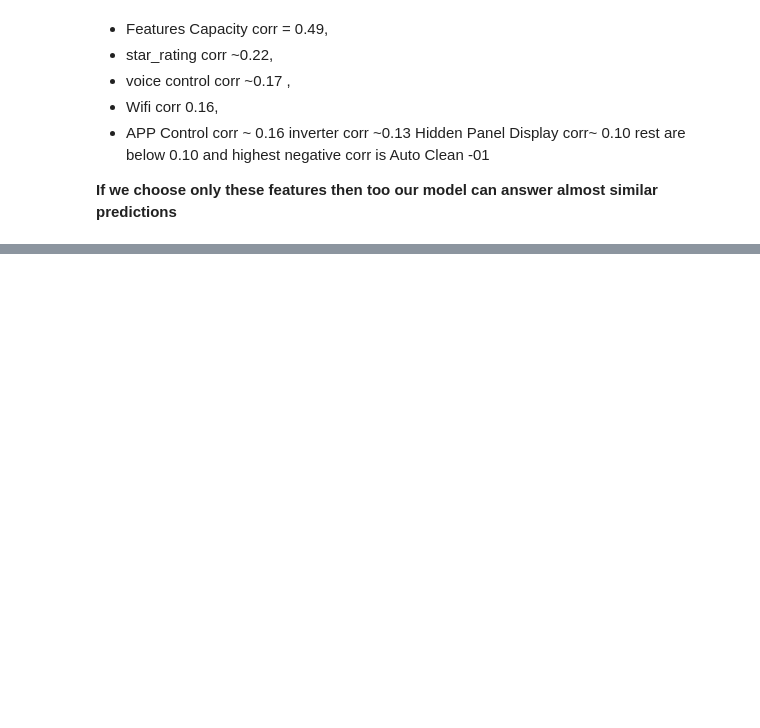
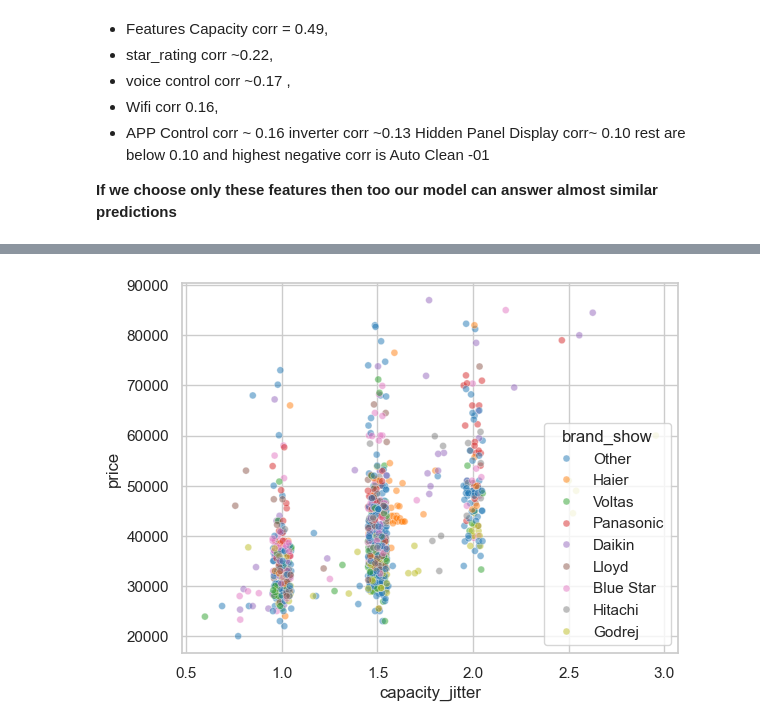
Before and after one commit to pradhumansoni/Home-Appliances-Pricing-Intelligence-Platform, a Jupyter notebook: notebooks/03.ac_eda.ipynb, the cells around one changed output, grey strips where cells are left out. Saved outputs shown, nothing was run; the diff lists cells and outputs as text; code cells hidden in the pictures; blank space fills up the shorter version.

```diff
--- a/notebooks/03.ac_eda.ipynb
+++ b/notebooks/03.ac_eda.ipynb
@@ -788,0 +808,7 @@ Hidden Panel Display corr~ 0.10 rest are below 0.10 and highest negative corr is
+# %%
+top_brands = data['brand'].value_counts().head(8).index
+data_plot['brand_show'] = data_plot['brand'].where(data_plot['brand'].isin(top_brands), 'Other')
+sns.scatterplot(data=data_plot, x='capacity_jitter', y='price', hue='brand_show', alpha=0.5, s=25, palette='tab10')
+plt.show()
+# %% [output]
+[figure, added]
```
Also changed, not shown: parts of 16 cells of this notebook, 3 other files.
